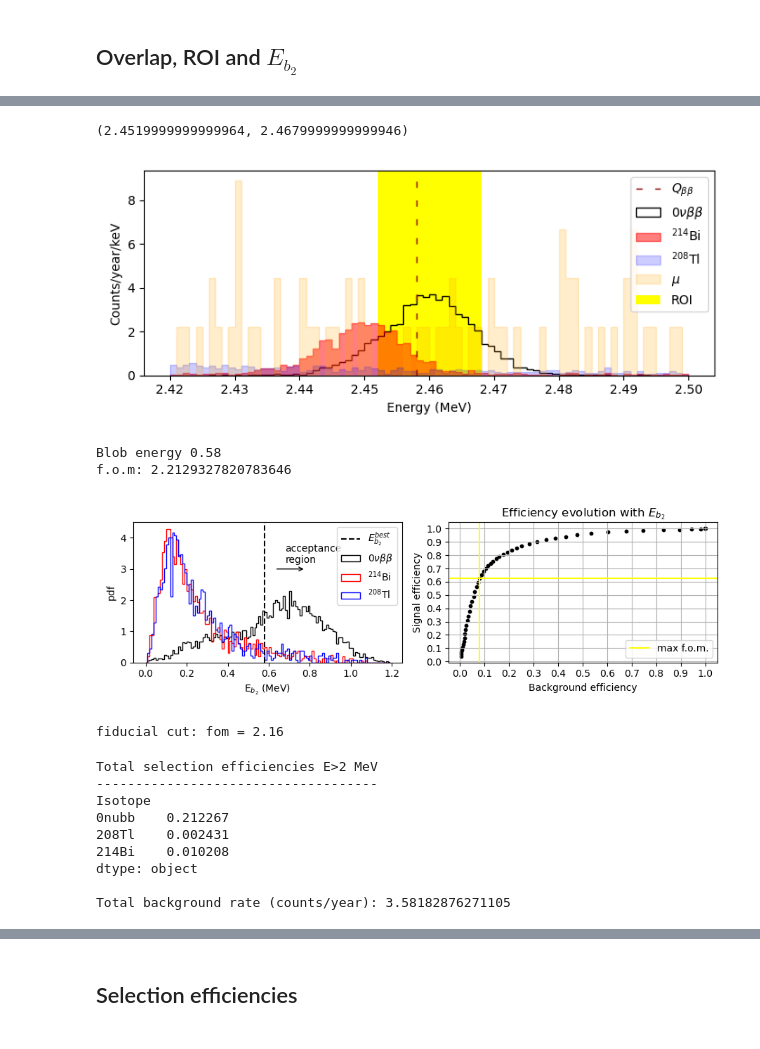
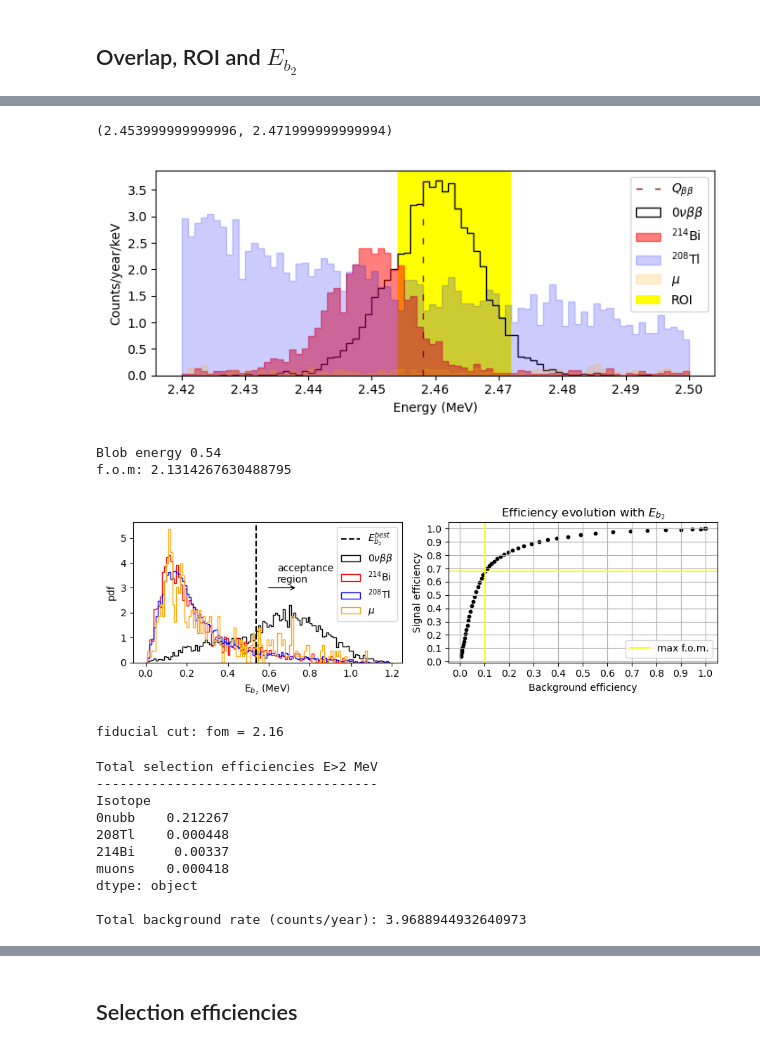
Before and after one commit to gondiaz/NEXT100-0nubb-analysis, a Jupyter notebook: analysis/counting_experiment.ipynb, the cells around one changed output, grey strips where cells are left out. Saved outputs shown, nothing was run; the diff lists cells and outputs as text; code cells hidden in the pictures.

```diff
--- a/analysis/counting_experiment.ipynb
+++ b/analysis/counting_experiment.ipynb
@@ -289,22 +185,22 @@ zmin = 20
 zmax = 1180
 
 sel_0nubb = (tracks_0nubb.r_max < rmax) & (zmin<tracks_0nubb.z_min) & (tracks_0nubb.z_max<zmax)
-rate = (tracks_0nubb.loc[sel_0nubb].index.nunique() / iceff_df.loc[("0nubb", "ACTIVE")].exposure).sum()
+rate = (tracks_0nubb.loc[sel_0nubb].index.nunique() / eff_df.loc[("0nubb", "ACTIVE")].exposure).sum()
 selections_df.loc["0nubb", "fiducial"] = rate
 
 # 214Bi
 sel_214Bi = (tracks_214Bi.r_max < rmax) & (zmin<tracks_214Bi.z_min) & (tracks_214Bi.z_max<zmax)
-rate = (tracks_214Bi.loc[sel_214Bi].groupby("G4Volume").apply(lambda df: df.index.nunique()) / iceff_df.loc["214Bi"].exposure).sum()
+rate = (tracks_214Bi.loc[sel_214Bi].groupby("G4Volume").apply(lambda df: df.index.nunique()) / eff_df.loc["214Bi"].exposure).sum()
 selections_df.loc["214Bi", "fiducial"] = rate
 
 # 208Tl
 sel_208Tl = (tracks_208Tl.r_max < rmax) & (zmin<tracks_208Tl.z_min) & (tracks_208Tl.z_max<zmax)
-rate = (tracks_208Tl.loc[sel_208Tl].groupby("G4Volume").apply(lambda df: df.index.nunique()) / iceff_df.loc["208Tl"].exposure).sum()
+rate = (tracks_208Tl.loc[sel_208Tl].groupby("G4Volume").apply(lambda df: df.index.nunique()) / eff_df.loc["208Tl"].exposure).sum()
 selections_df.loc["208Tl", "fiducial"] = rate
 
 # muons
 sel_muons = (tracks_muons.r_max < rmax) & (zmin<tracks_muons.z_min) & (tracks_muons.z_max<zmax)
-rate = (tracks_muons.loc[sel_muons].groupby("G4Volume").apply(lambda df: df.index.nunique()) / iceff_df.loc["muons"].exposure).sum()
+rate = (tracks_muons.loc[sel_muons].groupby("G4Volume").apply(lambda df: df.index.nunique()) / eff_df.loc["muons"].exposure).sum()
 selections_df.loc["muons", "fiducial"] = rate
 
 es = selections_df.loc["0nubb"].fiducial/selections_df.loc["0nubb"].energy
@@ -364,22 +260,22 @@ plt.tight_layout()
 n = 1
 
 sel  = sel_0nubb & (tracks_0nubb.numb_of_tracks <= n)
-rate = (tracks_0nubb.loc[sel].index.nunique() / iceff_df.loc[("0nubb", "ACTIVE")].exposure).sum()
+rate = (tracks_0nubb.loc[sel].index.nunique() / eff_df.loc[("0nubb", "ACTIVE")].exposure).sum()
 selections_df.loc["0nubb", "track"] = rate
 
 # 214Bi
 sel  = sel_214Bi & (tracks_214Bi.numb_of_tracks <= n)
-rate = (tracks_214Bi.loc[sel].value_counts("G4Volume") / iceff_df.loc["214Bi"].exposure).sum()
+rate = (tracks_214Bi.loc[sel].value_counts("G4Volume") / eff_df.loc["214Bi"].exposure).sum()
 selections_df.loc["214Bi", "track"] = rate
 
 # 208Tl
 sel  = sel_208Tl & (tracks_208Tl.numb_of_tracks <= n)
-rate = (tracks_208Tl.loc[sel].value_counts("G4Volume") / iceff_df.loc["208Tl"].exposure).sum()
+rate = (tracks_208Tl.loc[sel].value_counts("G4Volume") / eff_df.loc["208Tl"].exposure).sum()
 selections_df.loc["208Tl", "track"] = rate
 
 # muons
 sel  = sel_muons & (tracks_muons.numb_of_tracks <= n)
-rate = (tracks_muons.loc[sel].value_counts("G4Volume") / iceff_df.loc["muons"].exposure).sum()
+rate = (tracks_muons.loc[sel].value_counts("G4Volume") / eff_df.loc["muons"].exposure).sum()
 selections_df.loc["muons", "track"] = rate
 
 es = selections_df.loc["0nubb"].track/selections_df.loc["0nubb"].fiducial
@@ -415,19 +311,19 @@ sel_214Bi = sel_214Bi & (tracks_214Bi.ovlp_blob_energy == 0)
 sel_208Tl = sel_208Tl & (tracks_208Tl.ovlp_blob_energy == 0)
 sel_muons = sel_muons & (tracks_muons.ovlp_blob_energy == 0)
 
-rate = (tracks_0nubb.loc[sel_0nubb].index.nunique() / iceff_df.loc[("0nubb", "ACTIVE")].exposure).sum()
+rate = (tracks_0nubb.loc[sel_0nubb].index.nunique() / eff_df.loc[("0nubb", "ACTIVE")].exposure).sum()
 selections_df.loc["0nubb", "overlap"] = rate
 
 # 214Bi
-rate = (tracks_214Bi.loc[sel_214Bi].value_counts("G4Volume") / iceff_df.loc["214Bi"].exposure).sum()
+rate = (tracks_214Bi.loc[sel_214Bi].value_counts("G4Volume") / eff_df.loc["214Bi"].exposure).sum()
 selections_df.loc["214Bi", "overlap"] = rate
 
 # 208Tl
-rate = (tracks_208Tl.loc[sel_208Tl].value_counts("G4Volume") / iceff_df.loc["208Tl"].exposure).sum()
+rate = (tracks_208Tl.loc[sel_208Tl].value_counts("G4Volume") / eff_df.loc["208Tl"].exposure).sum()
 selections_df.loc["208Tl", "overlap"] = rate
 
 # muons
-rate = (tracks_muons.loc[sel_muons].value_counts("G4Volume") / iceff_df.loc["muons"].exposure).sum()
+rate = (tracks_muons.loc[sel_muons].value_counts("G4Volume") / eff_df.loc["muons"].exposure).sum()
 selections_df.loc["muons", "overlap"] = rate
 
 # es = selections_df.loc["0nubb"].overlap/selections_df.loc["0nubb"].track
@@ -461,10 +357,10 @@ for i, comb in enumerate(combs):
     bt2 = tracks_214Bi.loc[sel_214Bi & (emin<=tracks_214Bi.energy) & (tracks_214Bi.energy<emax)]
     bt3 = tracks_muons.loc[sel_muons & (emin<=tracks_muons.energy) & (tracks_muons.energy<emax)]
 
-    ns .append(( st.value_counts("G4Volume") / iceff_df.loc[("0nubb", "ACTIVE")].exposure).sum())
-    nb1.append((bt1.value_counts("G4Volume") / iceff_df.loc["208Tl"]            .exposure).sum())
-    nb2.append((bt2.value_counts("G4Volume") / iceff_df.loc["214Bi"]            .exposure).sum())
-    nb3.append((bt3.value_counts("G4Volume") / iceff_df.loc["muons"]            .exposure).sum())
+    ns .append(( st.value_counts("G4Volume") / eff_df.loc[("0nubb", "ACTIVE")].exposure).sum())
+    nb1.append((bt1.value_counts("G4Volume") / eff_df.loc["208Tl"]            .exposure).sum())
+    nb2.append((bt2.value_counts("G4Volume") / eff_df.loc["214Bi"]            .exposure).sum())
+    nb3.append((bt3.value_counts("G4Volume") / eff_df.loc["muons"]            .exposure).sum())
 
 ns = np.array(ns)
 nb = np.array(nb1) + np.array(nb2) + np.array(nb3)
@@ -519,39 +413,39 @@ binc = (bins[1:] + bins[:-1])/2.
 
 # signal
 h, _ = np.histogram( tracks_0nubb.loc[sel_0nubb].energy, bins=bins
-                   , weights=np.ones(sel_0nubb.sum())/iceff_df.loc[("0nubb", "ACTIVE")].exposure)
+                   , weights=np.ones(sel_0nubb.sum())/eff_df.loc[("0nubb", "ACTIVE")].exposure)
 ax.stairs(h, bins, label=r"$0\nu\beta\beta$", facecolor="none", edgecolor="k", fill=True)
 
 # 214Bi
 h, _ = np.histogram( tracks_214Bi.loc[sel_214Bi].energy, bins=bins
          , weights=1/tracks_214Bi.loc[sel_214Bi].exposure)
 ax.stairs(h, bins, label=r"$^{214}$Bi", facecolor="r", edgecolor="r", alpha=0.5, fill=True)
 
 
 # 208Tl
 h, _ = np.histogram( tracks_208Tl.loc[sel_208Tl].energy, bins=bins
          , weights=1/tracks_208Tl.loc[sel_208Tl].exposure)
 ax.stairs(h, bins, label=r"$^{208}$Tl", facecolor="b", edgecolor="b", alpha=0.2, fill=True)
 
 
 # muons
 h, _ = np.histogram( tracks_muons.loc[sel_muons].energy, bins=bins
          , weights=1/tracks_muons.loc[sel_muons].exposure)
 ax.stairs(h, bins, label=r"$\mu$", facecolor="orange", edgecolor="orange", alpha=0.2, fill=True)
 
 
 # ROI
 Qbb = 2.458
 plt.axvline(Qbb, c="darkred", linewidth=1, linestyle=(0, (5, 10)), label=r"$Q_{\beta\beta}$")
 ax.set_ylim(ax.get_ylim())
 ax.fill_betweenx(ax.get_ylim(), roi[0], roi[1], edgecolor="none", facecolor="yellow", label="ROI")
 
 print(roi)
 
 ax.set_ylabel("Counts/year/keV")
 ax.set_xlabel("Energy (MeV)")
 ax.legend()
 fig.tight_layout()
 # %% [output]
-(2.4519999999999964, 2.4679999999999946)
+(2.453999999999996, 2.471999999999994)
-[figure, old version]
+[figure, new version]
@@ -581,23 +456,25 @@ Eb2s = np.arange(0, 1.0, 0.02)
 ns  = []
 nb1 = []
 nb2 = []
-
+nb3 = []
 for eb2 in Eb2s:
 
     emin, emax = comb
     st  = tracks_0nubb.loc[sel_0nubb & (eb2<tracks_0nubb.eblob2)]
     bt1 = tracks_208Tl.loc[sel_208Tl & (eb2<tracks_208Tl.eblob2)]
     bt2 = tracks_214Bi.loc[sel_214Bi & (eb2<tracks_214Bi.eblob2)]
+    bt3 = tracks_muons.loc[sel_muons & (eb2<tracks_muons.eblob2)]
 
-    ns .append(( st.value_counts("G4Volume") / iceff_df.loc[("0nubb", "ACTIVE")].exposure).sum())
-    nb1.append((bt1.value_counts("G4Volume") / iceff_df.loc["208Tl"]            .exposure).sum())
-    nb2.append((bt2.value_counts("G4Volume") / iceff_df.loc["214Bi"]            .exposure).sum())
+    ns .append(( st.value_counts("G4Volume") / eff_df.loc[("0nubb", "ACTIVE")].exposure).sum())
+    nb1.append((bt1.value_counts("G4Volume") / eff_df.loc["208Tl"]            .exposure).sum())
+    nb2.append((bt2.value_counts("G4Volume") / eff_df.loc["214Bi"]            .exposure).sum())
+    nb3.append((bt3.value_counts("G4Volume") / eff_df.loc["muons"]            .exposure).sum())
 
 ns = np.array(ns)
-nb = np.array(nb1) +  np.array(nb2)
+nb = np.array(nb1) +  np.array(nb2) + np.array(nb3)
 
 es = ns/selections_df.loc["0nubb", "overlap"]
-eb = nb/selections_df.loc[("208Tl", "214Bi"), :].overlap.sum()
+eb = nb/selections_df.loc[("208Tl", "214Bi", "muons"), :].overlap.sum()
 
 foms = es/np.sqrt(eb)
 Eb2 = Eb2s[np.argmax(foms)]
@@ -605,8 +482,8 @@ Eb2 = Eb2s[np.argmax(foms)]
 print("Blob energy", Eb2)
 print("f.o.m:", np.max(foms))
 # %% [output]
-Blob energy 0.58
-f.o.m: 2.2129327820783646
+Blob energy 0.54
+f.o.m: 2.1314267630488795
 # %%
 plt.figure(figsize=[9, 3])
 
@@ -615,13 +492,16 @@ binc = (bins[1:] + bins[:-1])/2.
 
 plt.subplot(121)
 plt.hist( tracks_0nubb.loc[sel_0nubb].eblob2, bins=bins, histtype="step", color="k", label=r"$0\nu\beta\beta$"
-        , weights=np.ones(sel_0nubb.sum())/iceff_df.loc[("0nubb", "ACTIVE")].exposure, density=True)
+        , weights=np.ones(sel_0nubb.sum())/eff_df.loc[("0nubb", "ACTIVE")].exposure, density=True)
 
 plt.hist(           tracks_214Bi.loc[sel_214Bi].eblob2, bins=bins, histtype="step", color="r", label=r"$^{214}$Bi"
         , weights=1/tracks_214Bi.loc[sel_214Bi].exposure, density=True)
 
 plt.hist(           tracks_208Tl.loc[sel_208Tl].eblob2, bins=bins, histtype="step", color="b", label=r"$^{208}$Tl"
         , weights=1/tracks_208Tl.loc[sel_208Tl].exposure, density=True)
+
+plt.hist(           tracks_muons.loc[sel_muons].eblob2, bins=bins, histtype="step", color="orange", label=r"$\mu$"
+        , weights=1/tracks_muons.loc[sel_muons].exposure, density=True)
 
 plt.axvline(Eb2, color="k", linestyle="--", label=r"$E^{best}_{b_{2}}$")
 plt.annotate("", xy=(Eb2+0.2, 3), xytext=(Eb2+0.05, 3),
@@ -650,4 +530,4 @@ plt.xlabel("Background efficiency")
 plt.ylabel("Signal efficiency")
 plt.tight_layout()
 # %% [output]
-[figure, old version]
+[figure, new version]
@@ -732,15 +566,16 @@ print()
 
 signal_eff = (selections_df.topo / selections_df.nexus).loc["0nubb"]
 
-background_rate = selections_df.loc[("208Tl", "214Bi"), :].topo.sum()
+background_rate = selections_df.loc[("208Tl", "214Bi", "muons"), :].topo.sum()
 print("Total background rate (counts/year):", background_rate)
 # %% [output]
 Total selection efficiencies E>2 MeV
 ------------------------------------
 Isotope
 0nubb    0.212267
-208Tl    0.002431
-214Bi    0.010208
+208Tl    0.000448
+214Bi     0.00337
+muons    0.000418
 dtype: object
 
-Total background rate (counts/year): 3.58182876271105
+Total background rate (counts/year): 3.9688944932640973
```
Also changed, not shown: parts of 49 cells of this notebook, 5 other files.
